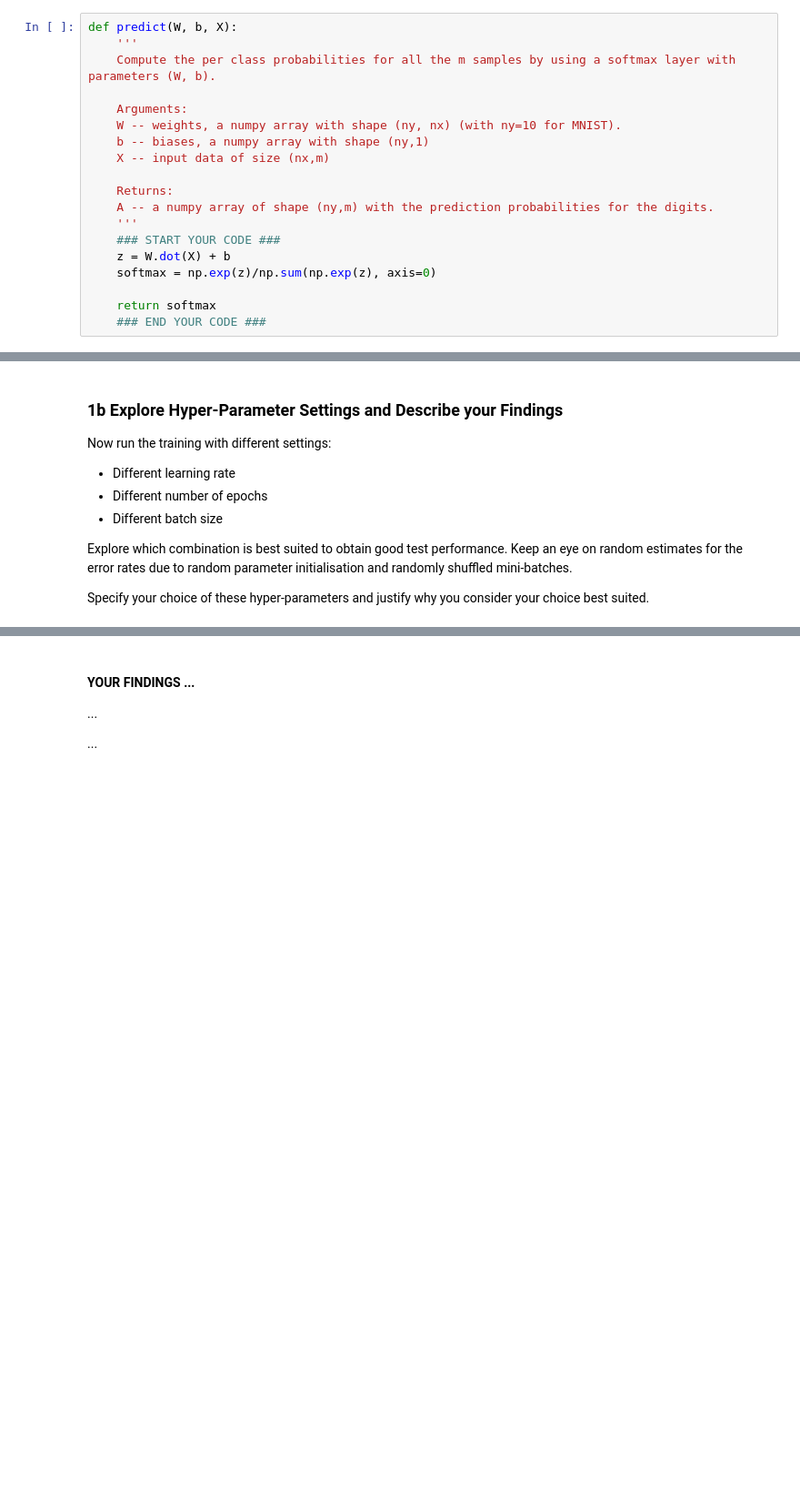
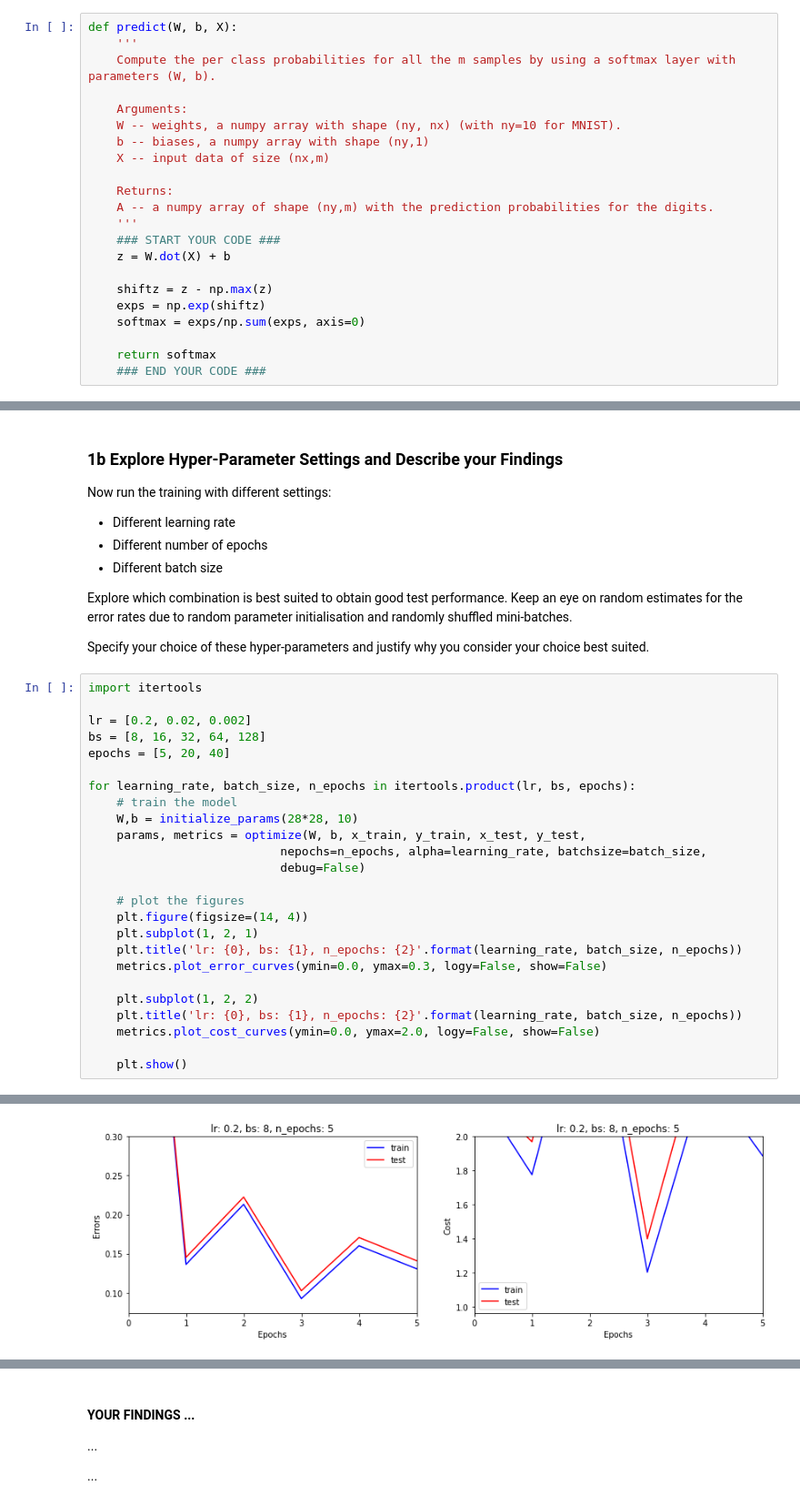
Before and after one commit to FabianGroeger96/mse-deep-learning, a Jupyter notebook: SW03/MNIST_classifier_softmax_stud.ipynb, the cells around one changed output, grey strips where cells are left out. Shown at 91% size. Cells and saved outputs as stored; diff of their text form; blank space fills up the shorter version.

```diff
--- a/SW03/MNIST_classifier_softmax_stud.ipynb
+++ b/SW03/MNIST_classifier_softmax_stud.ipynb
@@ -188,7 +188,10 @@ def predict(W, b, X):
     '''
     ### START YOUR CODE ###
     z = W.dot(X) + b
-    softmax = np.exp(z)/np.sum(np.exp(z), axis=0)
+
+    shiftz = z - np.max(z)
+    exps = np.exp(shiftz)
+    softmax = exps/np.sum(exps, axis=0)
 
     return softmax
     ### END YOUR CODE ###
@@ -694,3 +721,29 @@ Now run the training with different settings:
 Explore which combination is best suited to obtain good test performance. Keep an eye on random estimates for the error rates due to random parameter initialisation and randomly shuffled mini-batches.
 
 Specify your choice of these hyper-parameters and justify why you consider your choice best suited.
+# %%
+import itertools
+
+lr = [0.2, 0.02, 0.002]
+bs = [8, 16, 32, 64, 128]
+epochs = [5, 20, 40]
+
+for learning_rate, batch_size, n_epochs in itertools.product(lr, bs, epochs):
+    # train the model
+    W,b = initialize_params(28*28, 10)
+    params, metrics = optimize(W, b, x_train, y_train, x_test, y_test,
+                           nepochs=n_epochs, alpha=learning_rate, batchsize=batch_size,
+                           debug=False)
+
+    # plot the figures
+    plt.figure(figsize=(14, 4))
+    plt.subplot(1, 2, 1)
+    plt.title('lr: {0}, bs: {1}, n_epochs: {2}'.format(learning_rate, batch_size, n_epochs))
+    metrics.plot_error_curves(ymin=0.0, ymax=0.3, logy=False, show=False)
+
+    plt.subplot(1, 2, 2)
+    plt.title('lr: {0}, bs: {1}, n_epochs: {2}'.format(learning_rate, batch_size, n_epochs))
+    metrics.plot_cost_curves(ymin=0.0, ymax=2.0, logy=False, show=False)
+
+    plt.show()
+# %% [output]
@@ -696,0 +753 @@ Specify your choice of these hyper-parameters and justify why you consider your
+[figure, added]
```
Also changed, not shown: parts of 9 cells of this notebook.
